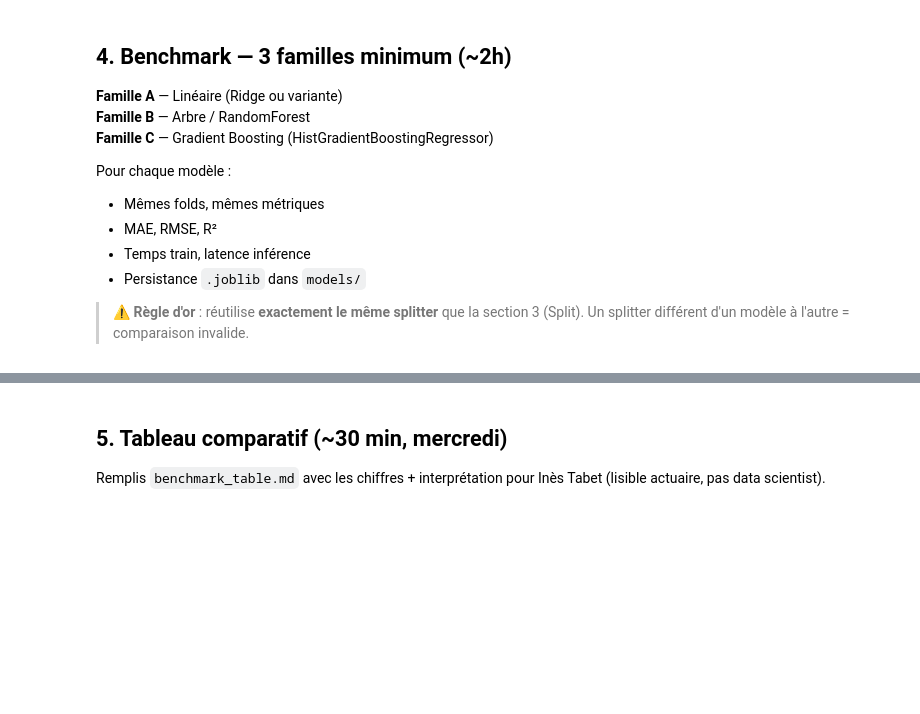
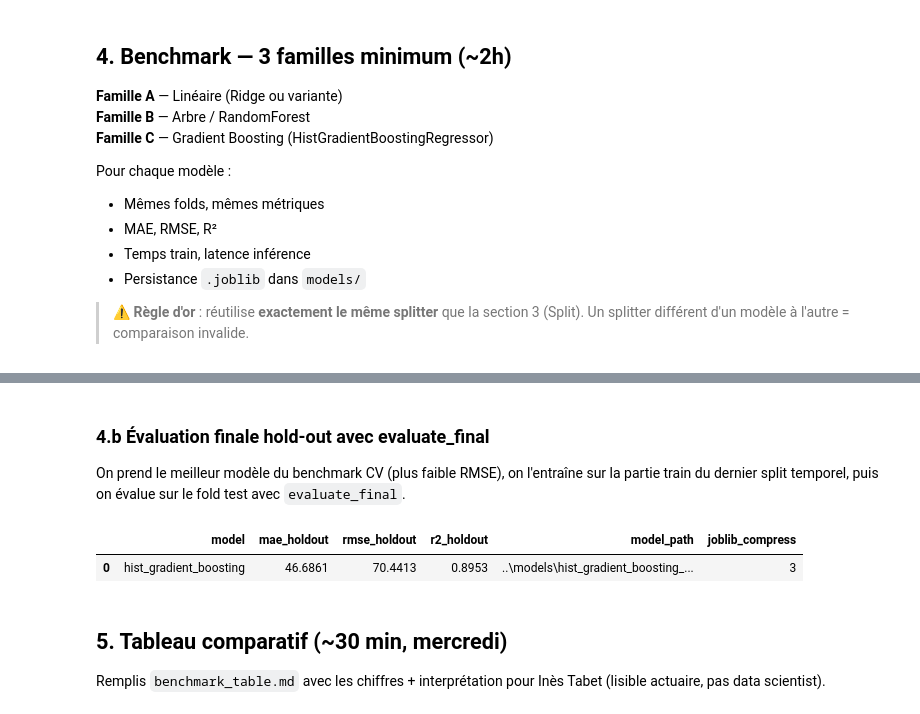
Before and after one commit to userZku/ia-atos-parcours-m4-b1, a Jupyter notebook: notebooks/M4-B1_theo_benchmark.ipynb, the cells around one changed output, grey strips where cells are left out. Saved outputs shown, nothing was run; the diff lists cells and outputs as text; code cells hidden in the pictures; blank space fills up the shorter version.

```diff
--- a/notebooks/M4-B1_theo_benchmark.ipynb
+++ b/notebooks/M4-B1_theo_benchmark.ipynb
@@ -335,4 +358,49 @@ display({
  'metadata': '..\\models\\benchmark_metadata.json'}
+# %% [markdown]
+### 4.b Évaluation finale hold-out avec evaluate_final
+
+On prend le meilleur modèle du benchmark CV (plus faible RMSE), on l'entraîne sur la partie train du dernier split temporel, puis on évalue sur le fold test avec `evaluate_final`.
+# %%
+from pathlib import Path
+import joblib
+import pandas as pd
+from sklearn.model_selection import TimeSeriesSplit
+
+from preprocess import load_dataset
+from evaluate import evaluate_final
+
+if "benchmark_summary" not in globals() or "model_factories" not in globals():
+    raise RuntimeError("Exécute d'abord la cellule benchmark de la section 4.")
+
+X_eval, y_eval = load_dataset(DATA_PATH)
+splitter_eval = splitter if "splitter" in globals() else TimeSeriesSplit(n_splits=5)
+train_idx, test_idx = list(splitter_eval.split(X_eval, y_eval))[-1]
+
+X_train, X_test = X_eval.iloc[train_idx], X_eval.iloc[test_idx]
+y_train, y_test = y_eval.iloc[train_idx], y_eval.iloc[test_idx]
+
+best_model_name = benchmark_summary["rmse"].idxmin()
+best_model = model_factories[best_model_name]()
+
+best_model.fit(X_train, y_train)
+holdout_model_path = Path("../models") / f"{best_model_name}_holdout.joblib"
+joblib.dump(best_model, holdout_model_path, compress=3)
+
+holdout_metrics = evaluate_final(holdout_model_path, X_test, y_test)
+
+display(pd.DataFrame([
+    {
+        "model": best_model_name,
+        "mae_holdout": round(holdout_metrics["mae"], 4),
+        "rmse_holdout": round(holdout_metrics["rmse"], 4),
+        "r2_holdout": round(holdout_metrics["r2"], 4),
+        "model_path": str(holdout_model_path),
+        "joblib_compress": 3,
+    }
+]))
+# %% [output]
+|  | model | mae_holdout | rmse_holdout | r2_holdout | model_path | joblib_compress |
+| 0 | hist_gradient_boosting | 46.6861 | 70.4413 | 0.8953 | ..\models\hist_gradient_boosting_... | 3 |
 # %% [markdown]
 ## 5. Tableau comparatif (~30 min, mercredi)
 
```
Also changed, not shown: parts of 3 cells of this notebook, 3 other files.
